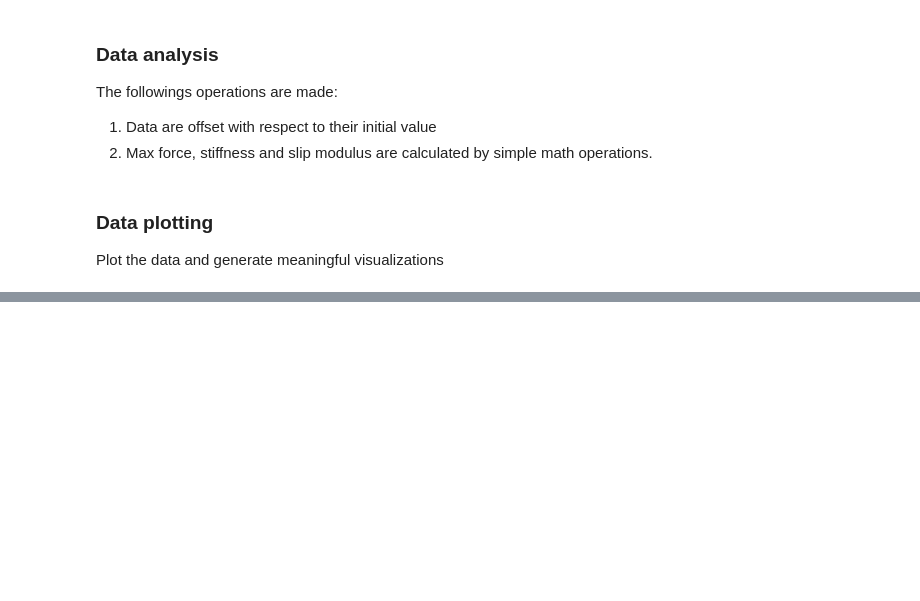
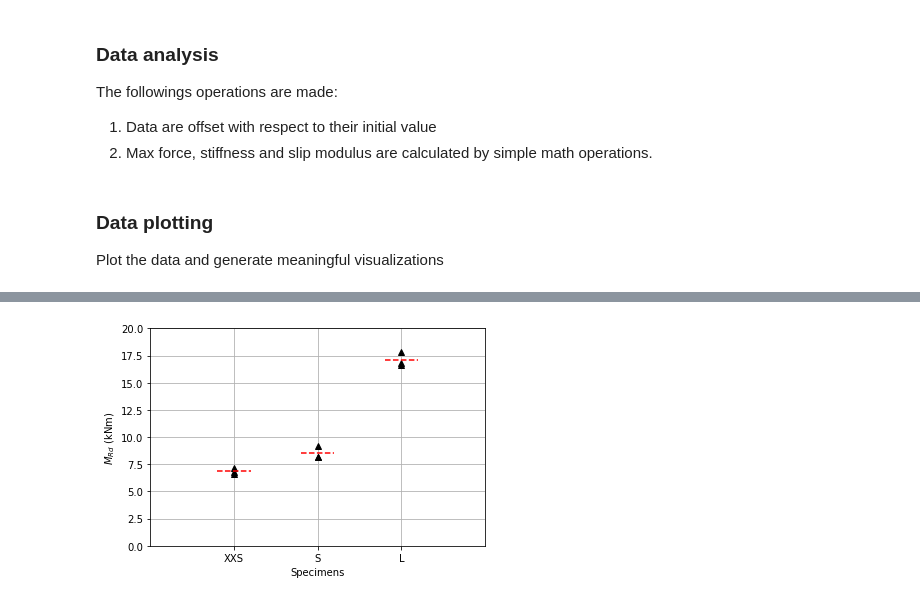
Before and after one commit to gabrielegranello/OSB_beam_testing, a Jupyter notebook: beam_postprocessing.ipynb, the cells around one changed output, grey strips where cells are left out. Cells and saved outputs as stored; diff of their text form; code cells hidden in the pictures; blank space fills up the shorter version.

```diff
--- a/beam_postprocessing.ipynb
+++ b/beam_postprocessing.ipynb
@@ -293,0 +208,39 @@ fig.savefig(name,dpi=400)
+# %%
+test_results=pd.DataFrame()
+fig,ax=plt.subplots()
+for i,test in enumerate(experiment_dictionary.values()):
+
+    if 'S' in test.test_label[0]:
+        test.assign_span(4.5); # assign span in m
+        Moment_capacity=test.F_max*test.L/6; # calculate moment capacity
+        ax.plot(2,Moment_capacity,'^k')
+        dic={'Specimen': [test.test_label],'version':'S','L':[test.L],'M': [Moment_capacity]};
+
+    if 'X' in test.test_label[0]:
+        test.assign_span(3.3); # assign span in m
+        Moment_capacity=test.F_max*test.L/6; # calculate moment capacity
+        ax.plot(1,Moment_capacity,'^k')
+        dic={'Specimen': [test.test_label],'version':'XXS','L':[test.L],'M': [Moment_capacity]};
+
+    if 'L' in test.test_label[0]:
+        test.assign_span(5.7); # assign span in m
+        Moment_capacity=test.F_max*test.L/6; # calculate moment capacity
+        ax.plot(3,Moment_capacity,'^k')
+        dic={'Specimen': [test.test_label],'version':'L','L':[test.L],'M': [Moment_capacity]};
+
+    test_results=pd.concat([test_results,pd.DataFrame(dic)]);
+
+ax.plot([1.8,2.2],[test_results[test_results.version=='S'].M.mean(),test_results[test_results.version=='S'].M.mean()],'r--');
+ax.plot([0.8,1.2],[test_results[test_results.version=='XXS'].M.mean(),test_results[test_results.version=='XXS'].M.mean()],'r--');
+ax.plot([2.8,3.2],[test_results[test_results.version=='L'].M.mean(),test_results[test_results.version=='L'].M.mean()],'r--');
+
+ax.grid()
+ax.set_xlim(0,4)
+ax.set_ylim(0,20)
+ax.set_ylabel(r'$M_{Rd}$ (kNm)')
+ax.set_xlabel('Specimens')
+ax.set_xticks([1,2,3])
+ax.set_xticklabels(['XXS','S','L'])
+plt.show()
+# %% [output]
+[figure, added]
```
Also changed, not shown: parts of 10 cells of this notebook.
